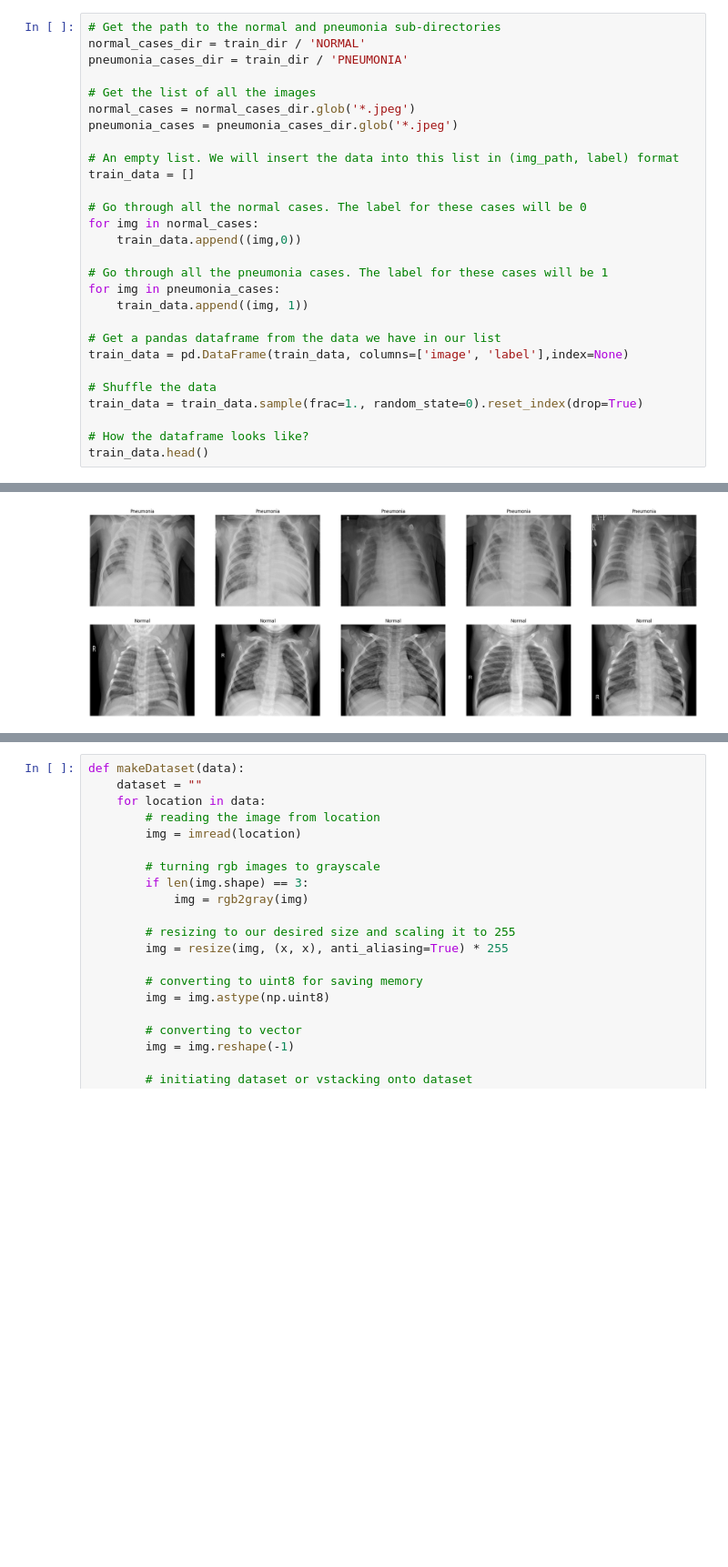
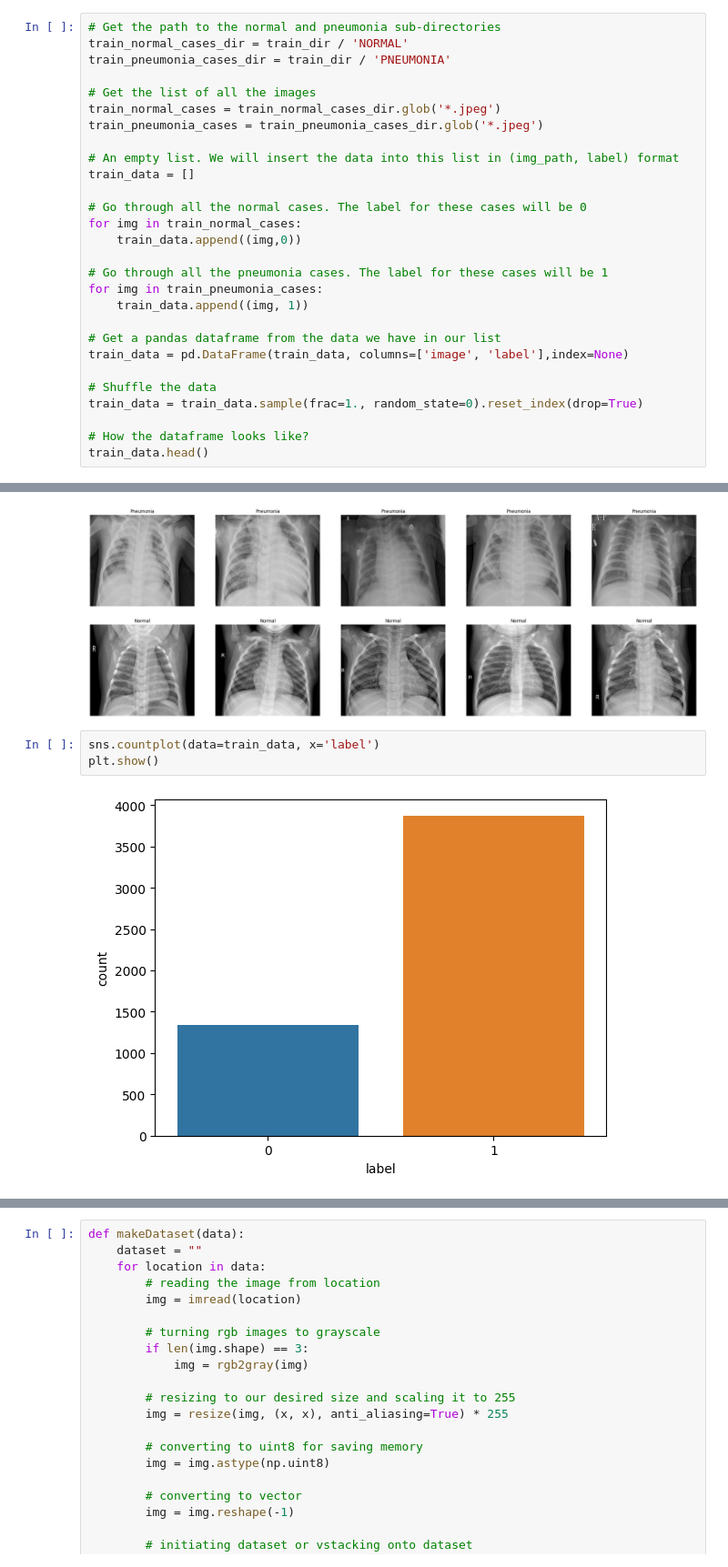
Before and after one commit to alex-ele-xela/Image-Analysis-Project, a Jupyter notebook: Pneumonia Detector/pneumonia_detector.ipynb, the cells around one changed output, grey strips where cells are left out. Shown at 91% size. Cells and saved outputs as stored; diff of their text form; blank space fills up the shorter version.

```diff
--- a/Pneumonia Detector/pneumonia_detector.ipynb
+++ b/Pneumonia Detector/pneumonia_detector.ipynb
@@ -24,22 +24,22 @@ val_dir = data_dir / 'val'
 test_dir = data_dir / 'test'
 # %%
 # Get the path to the normal and pneumonia sub-directories
-normal_cases_dir = train_dir / 'NORMAL'
-pneumonia_cases_dir = train_dir / 'PNEUMONIA'
+train_normal_cases_dir = train_dir / 'NORMAL'
+train_pneumonia_cases_dir = train_dir / 'PNEUMONIA'
 
 # Get the list of all the images
-normal_cases = normal_cases_dir.glob('*.jpeg')
-pneumonia_cases = pneumonia_cases_dir.glob('*.jpeg')
+train_normal_cases = train_normal_cases_dir.glob('*.jpeg')
+train_pneumonia_cases = train_pneumonia_cases_dir.glob('*.jpeg')
 
 # An empty list. We will insert the data into this list in (img_path, label) format
 train_data = []
 
 # Go through all the normal cases. The label for these cases will be 0
-for img in normal_cases:
+for img in train_normal_cases:
     train_data.append((img,0))
 
 # Go through all the pneumonia cases. The label for these cases will be 1
-for img in pneumonia_cases:
+for img in train_pneumonia_cases:
     train_data.append((img, 1))
 
 # Get a pandas dataframe from the data we have in our list
@@ -115,3 +115,8 @@ for i in range(10):
 plt.show()
 # %% [output]
 [figure]
+# %%
+sns.countplot(data=train_data, x='label')
+plt.show()
+# %% [output]
+[figure, added]
```
Also changed, not shown: parts of 12 cells of this notebook.
